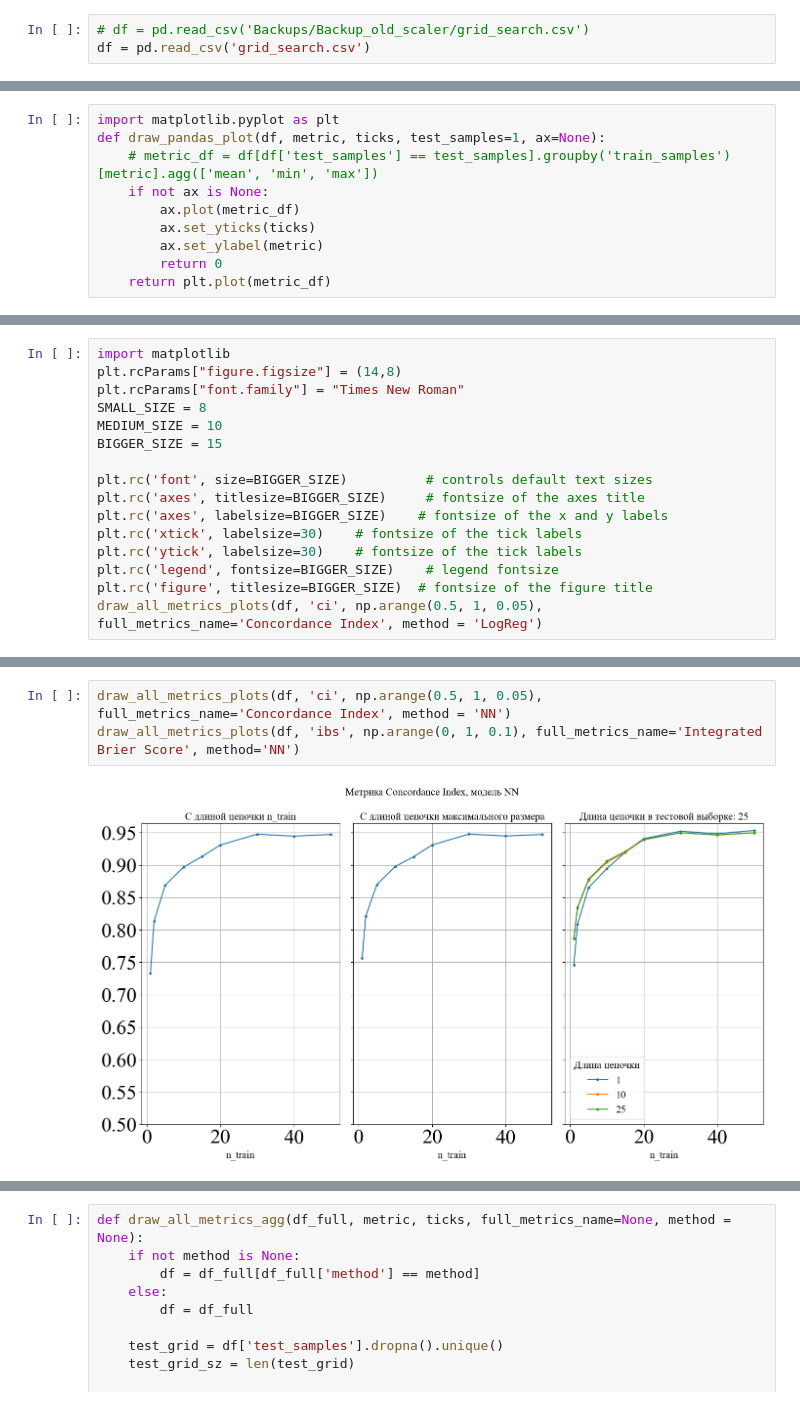
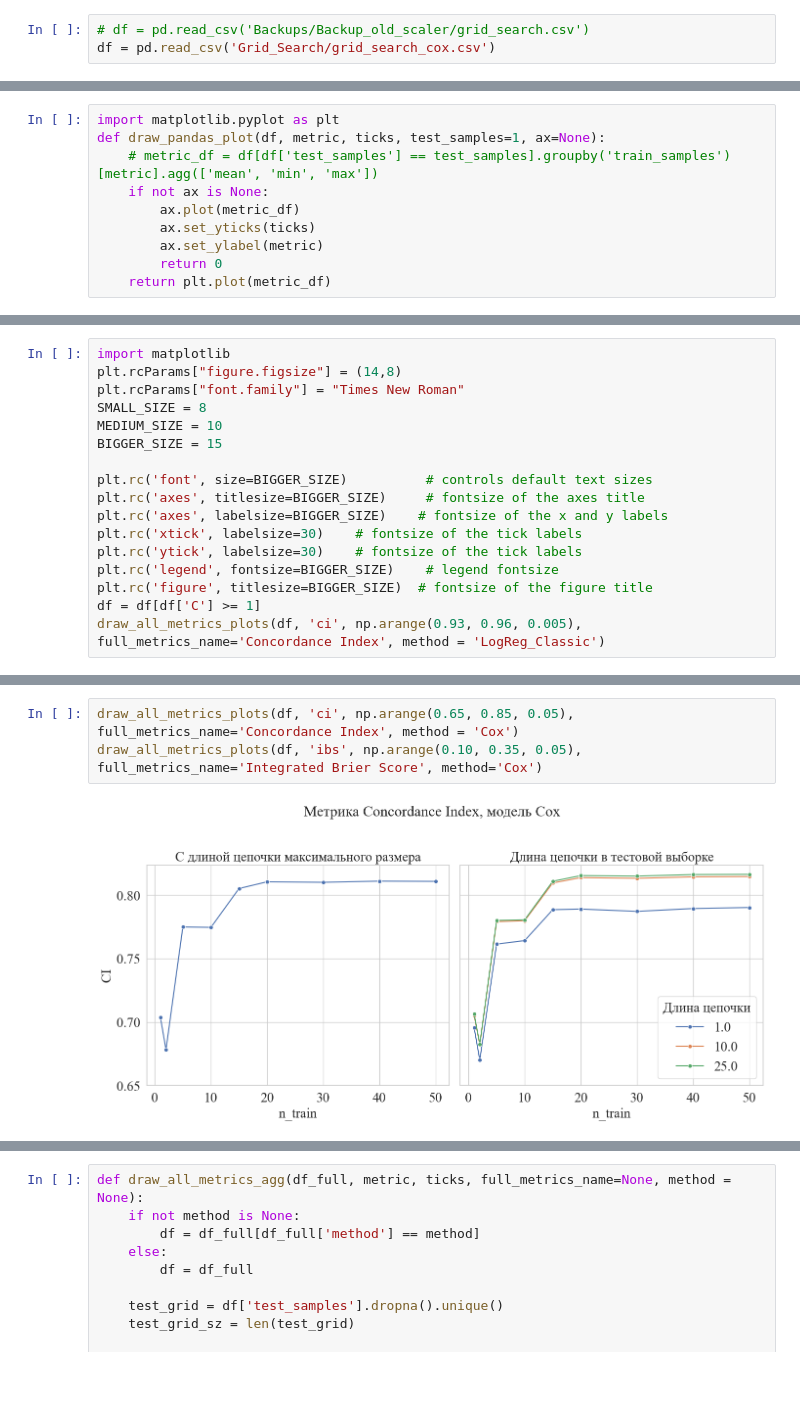
Before and after one commit to dvarfe/Backblaze_ML_Ops, a Jupyter notebook: GridSearch.ipynb, the cells around one changed output, grey strips where cells are left out. Saved outputs shown, nothing was run; the diff lists cells and outputs as text; blank space fills up the shorter version.

```diff
--- a/GridSearch.ipynb
+++ b/GridSearch.ipynb
@@ -4,4 +39,4 @@ import pandas as pd
 import matplotlib.pyplot as plt
 # %%
 # df = pd.read_csv('Backups/Backup_old_scaler/grid_search.csv')
-df = pd.read_csv('grid_search.csv')
+df = pd.read_csv('Grid_Search/grid_search_cox.csv')
@@ -108,5 +187,6 @@ plt.rc('xtick', labelsize=30)    # fontsize of the tick labels
 plt.rc('ytick', labelsize=30)    # fontsize of the tick labels
 plt.rc('legend', fontsize=BIGGER_SIZE)    # legend fontsize
 plt.rc('figure', titlesize=BIGGER_SIZE)  # fontsize of the figure title
-draw_all_metrics_plots(df, 'ci', np.arange(0.5, 1, 0.05), full_metrics_name='Concordance Index', method = 'LogReg')
+df = df[df['C'] >= 1]
+draw_all_metrics_plots(df, 'ci', np.arange(0.93, 0.96, 0.005), full_metrics_name='Concordance Index', method = 'LogReg_Classic')
 # %% [output]
@@ -119,5 +198,5 @@ draw_all_metrics_plots(df, 'ibs', np.arange(0, 1, 0.1), full_metrics_name='Integ
 # %%
-draw_all_metrics_plots(df, 'ci', np.arange(0.5, 1, 0.05), full_metrics_name='Concordance Index', method = 'NN')
-draw_all_metrics_plots(df, 'ibs', np.arange(0, 1, 0.1), full_metrics_name='Integrated Brier Score', method='NN')
+draw_all_metrics_plots(df, 'ci', np.arange(0.65, 0.85, 0.05), full_metrics_name='Concordance Index', method = 'Cox')
+draw_all_metrics_plots(df, 'ibs', np.arange(0.10, 0.35, 0.05), full_metrics_name='Integrated Brier Score', method='Cox')
 # %% [output]
-[figure, old version]
+[figure, new version]
```
Also changed, not shown: parts of 34 cells of this notebook, 19 other files.
